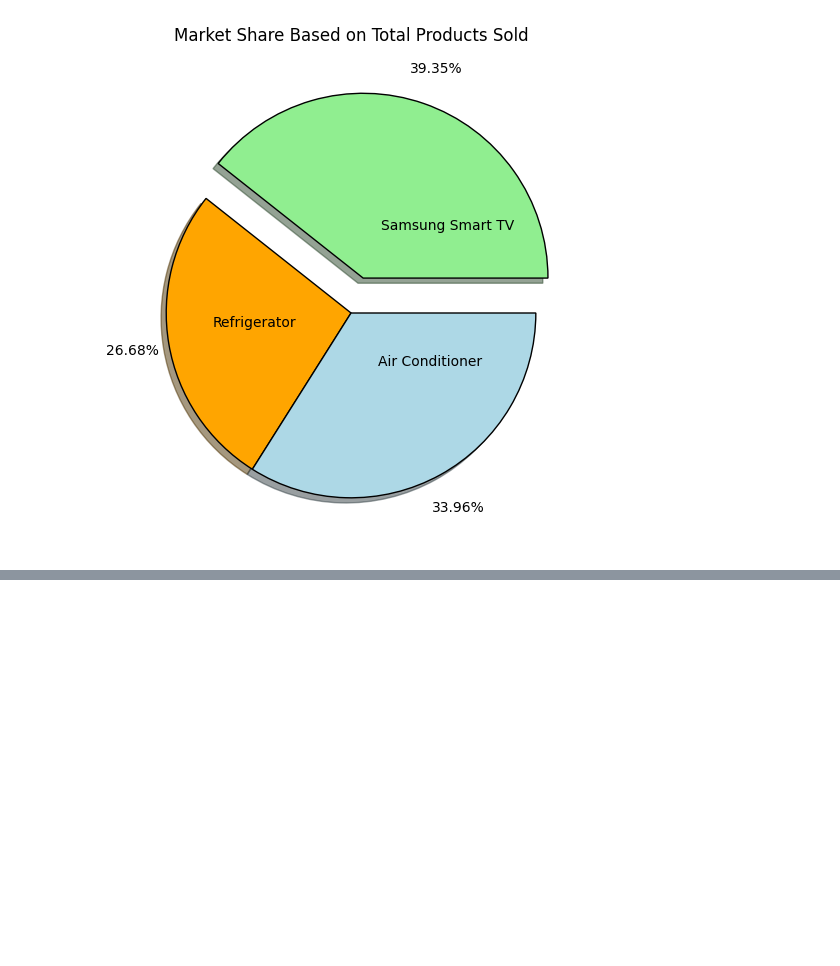
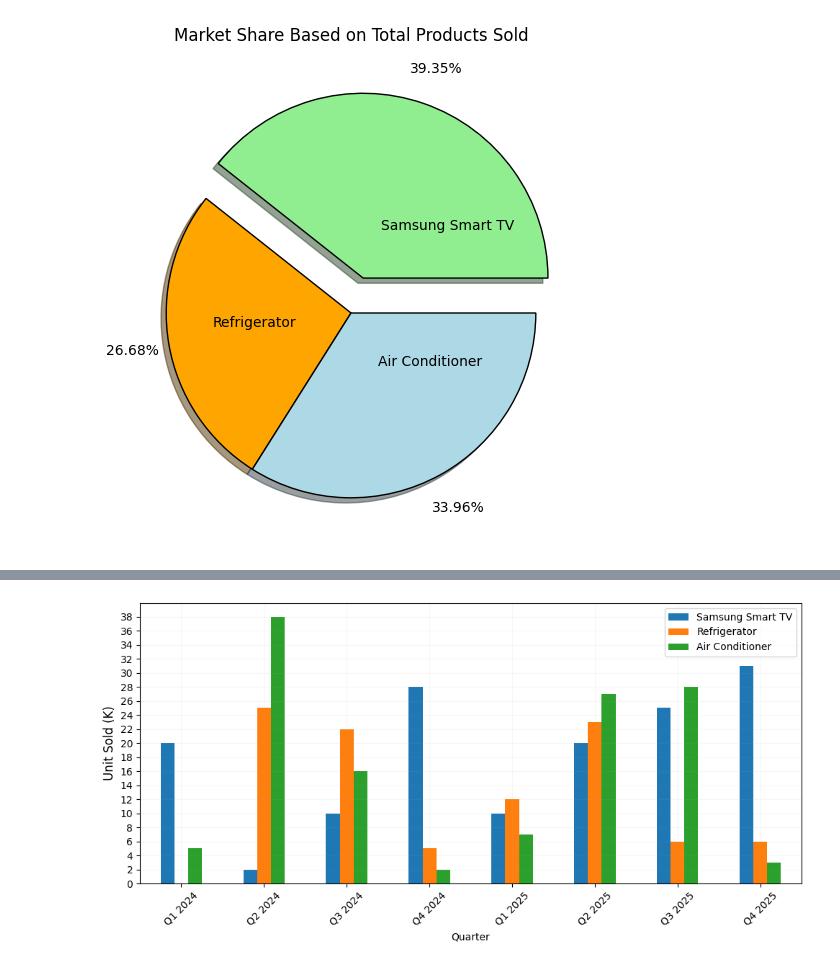
Before and after one commit to Gani25/python_weekend_b1, a Jupyter notebook: visualization/matplot1.ipynb, the cells around one changed output, grey strips where cells are left out. Saved outputs shown, nothing was run; the diff lists cells and outputs as text; code cells hidden in the pictures; blank space fills up the shorter version.

```diff
--- a/visualization/matplot1.ipynb
+++ b/visualization/matplot1.ipynb
@@ -121,0 +134,10 @@ plt.show()
+# %%
+df_sales.plot(kind="bar", x="Quarter", figsize=(10,5))
+plt.xticks(rotation=45)
+plt.yticks(range(0,40,2))
+plt.ylabel("Unit Sold (K)", fontsize=12)
+plt.grid(linestyle = "-", alpha=0.1)
+plt.tight_layout()
+plt.show()
+# %% [output]
+[figure, added]
```
Also changed, not shown: parts of 2 cells of this notebook.
